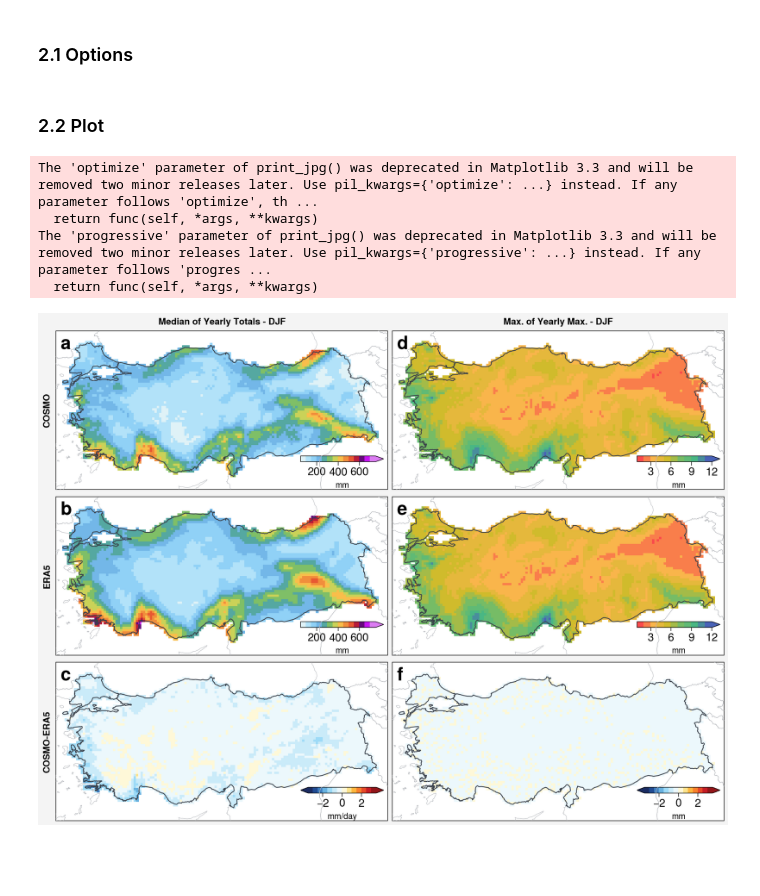
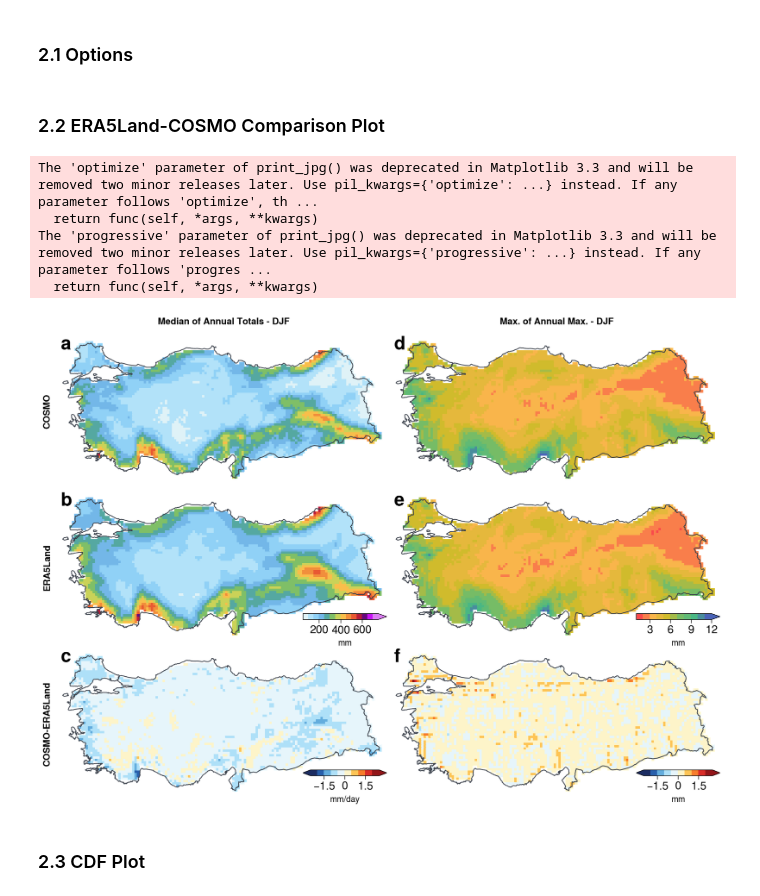
Before and after one commit to donmezkutay/msc-thesis-codes, a Jupyter notebook: BC_verification.ipynb, the cells around one changed output. Cells and saved outputs as stored; diff of their text form; code cells hidden in the pictures; blank space fills up the shorter version.

```diff
--- a/BC_verification.ipynb
+++ b/BC_verification.ipynb
@@ -60,7 +89,7 @@ dt_model_sum['TOT_PREC'][0].plot()
 #### 1.2.2 Max
 # %%
 dt_model_max = xr.open_dataset(fr"{path_general}/cosmo/yearly/BC/{time_line}/BC_{bias_algo}_Tr011_MPI_RF_PR_{season}_1hr_aggregated_max_{time_frame}.nc")
-dt_model_max = dt_model_max['TOT_PREC'].where(turkey_bool==1)
+dt_model_max = clip_to_turkey(dt_model_max['TOT_PREC'])
 # %%
 dt_model_max['TOT_PREC'][0].plot()
 # %% [output]
@@ -72,7 +101,7 @@ dt_model_max['TOT_PREC'][0].plot()
 #### 1.2.1 Sum
 # %%
 dt_era5_sum = xr.open_dataset(fr"{path_general}/era5/era5_TOT_PREC_{season}_1hr_regrid_aggregated_sum_{time_frame}.nc")
-dt_era5_sum = dt_era5_sum['TOT_PREC'].where(turkey_bool==1)
+dt_era5_sum = clip_to_turkey(dt_era5_sum['TOT_PREC'])
 # %%
 dt_era5_sum['TOT_PREC'][0].plot()
 # %% [output]
@@ -82,7 +111,7 @@ dt_era5_sum['TOT_PREC'][0].plot()
 #### 1.2.2 Max
 # %%
 dt_era5_max = xr.open_dataset(fr"{path_general}/era5/era5_TOT_PREC_{season}_1hr_regrid_aggregated_max_{time_frame}.nc")
-dt_era5_max = dt_era5_max['TOT_PREC'].where(turkey_bool==1)
+dt_era5_max = clip_to_turkey(dt_era5_max['TOT_PREC'])
 # %%
 dt_era5_max['TOT_PREC'][0].plot()
 # %% [output]
@@ -171,7 +200,7 @@ norm_max = BoundaryNorm(clevs_max,
 cmap_diff = proplot.Colormap('ColdHot')
 
 
-clevs_diff = np.arange(-3.5, 3.6, 0.5
+clevs_diff = np.arange(-2.5, 2.6, 0.5
                        )
 
 norm_diff = BoundaryNorm(clevs_diff,
@@ -179,7 +208,7 @@ norm_diff = BoundaryNorm(clevs_diff,
                     clip=True
                         )
 # %% [markdown]
-### 2.2 Plot
+### 2.2 ERA5Land-COSMO Comparison Plot
 # %%
 #%%capture
 
@@ -190,8 +219,8 @@ fig, axs = proplot.subplots(fig_array,
                             proj=lcc,
                             hratios=tuple(np.ones(len(fig_array), dtype=int)),
                             includepanels=True,
-                            hspace=0.86,
-                            wspace=0.56,
+                            hspace=-0.46,
+                            wspace=-0.16,
                             sharey=0
                            )
 
@@ -211,9 +240,9 @@ axs.format(lonlim=(25.8, 45.1),
           )
 
 # format headers
-axs.format(rowlabels=['COSMO', 'ERA5', 'COSMO-ERA5'],
-           collabels=[fr'Median of Yearly Totals - {season}',
-                      fr'Max. of Yearly Max. - {season}']
+axs.format(rowlabels=['COSMO', 'ERA5Land', 'COSMO-ERA5Land'],
+           collabels=[fr'Median of Annual Totals - {season}',
+                      fr'Max. of Annual Max. - {season}']
           )
 
 # geographic axes
@@ -233,16 +262,17 @@ for idx, dt_mesh_ab in enumerate([dt_model_sum, dt_era5_sum]):
                                   extend='max'
                                  )
     # colorbar
-    axs[idx].colorbar(mesh_ab,
-                 label='mm',
-                 loc='lr', length=10,  # length is em widths
-                 tickminor=False, alpha=0.5,
-                 width=0.7,
-                 labelsize = 9,
-                 ticklabelsize = 12,
-                 frame=False,
-                 pad = 0.5
-                )
+    if idx == 1:
+        axs[idx].colorbar(mesh_ab,
+                     label='mm',
+                     loc='lr', length=10,  # length is em widths
+                     tickminor=False, alpha=0.5,
+                     width=0.7,
+                     labelsize = 9,
+                     ticklabelsize = 12,
+                     frame=False,
+                     pad = 0.5
+                    )
 
 # meshes d and e
 for idx, dt_mesh_de in enumerate([dt_model_max, dt_era5_max]):
@@ -256,16 +286,17 @@ for idx, dt_mesh_de in enumerate([dt_model_max, dt_era5_max]):
                                   extend='max'
                                  )
     # colorbar
-    axs[idx+3].colorbar(mesh_de,
-                 label='mm',
-                 loc='lr', length=10,  # length is em widths
-                 tickminor=False, alpha=0.5,
-                 width=0.7,
-                 labelsize = 9,
-                 ticklabelsize = 12,
-                 frame=False,
-                 pad = 0.5
-                )
+    if idx == 1:
+        axs[idx+3].colorbar(mesh_de,
+                     label='mm',
+                     loc='lr', length=10,  # length is em widths
+                     tickminor=False, alpha=0.5,
+                     width=0.7,
+                     labelsize = 9,
+                     ticklabelsize = 12,
+                     frame=False,
+                     pad = 0.5
+                    )
 
 # mesh c
 mesh_c = axs[2].pcolormesh(dt_model_sum[name_lon],
@@ -295,32 +326,43 @@ mesh_f = axs[5].pcolormesh(dt_model_sum[name_lon],
                            dt_model_sum[name_lat],
                            dt_model_max[name_var].max(dim='year') -
                            dt_era5_max[name_var].max(dim='year'),
                            cmap=cmap_diff,
                            norm=norm_diff,
                            transform=lcc,
                            zorder=20,
                            extend='both'
                            )
 
 # colorbar for mesh f
 axs[5].colorbar(mesh_f,
              label='mm',
              loc='lr', length=10,  # length is em widths
              tickminor=False, alpha=0.5,
              width=0.7,
              labelsize = 9,
              ticklabelsize = 12,
              frame=False,
              pad = 0.5
             )
 
+# set the aspect ratio of the plot to "equal"
+axs.set_aspect('equal')
+
+fig.patch.set_visible(False)
+axs.axis('off')
+
+# set the background color of the figure to match the map
+fig.set_facecolor('white')
+
 #save figure
-plt.savefig(fr'{path_general}/pictures/BC_{bias_algo}_verification_{season}_{time_frame}.jpeg',
+plt.savefig(fr'{path_general}/pictures/verification_BC_{bias_algo}_{season}_{time_frame}.jpeg',
             bbox_inches='tight', optimize=True,
             progressive=True, dpi=300)
 # %% [output]
 The 'optimize' parameter of print_jpg() was deprecated in Matplotlib 3.3 and will be removed two minor releases later. Use pil_kwargs={'optimize': ...} instead. If any parameter follows 'optimize', th ...
   return func(self, *args, **kwargs)
 The 'progressive' parameter of print_jpg() was deprecated in Matplotlib 3.3 and will be removed two minor releases later. Use pil_kwargs={'progressive': ...} instead. If any parameter follows 'progres ...
   return func(self, *args, **kwargs)
-[figure, old version]
+[figure, new version]
+# %% [markdown]
+### 2.3 CDF Plot
```
Also changed, not shown: parts of 13 cells of this notebook, 4 other files.
